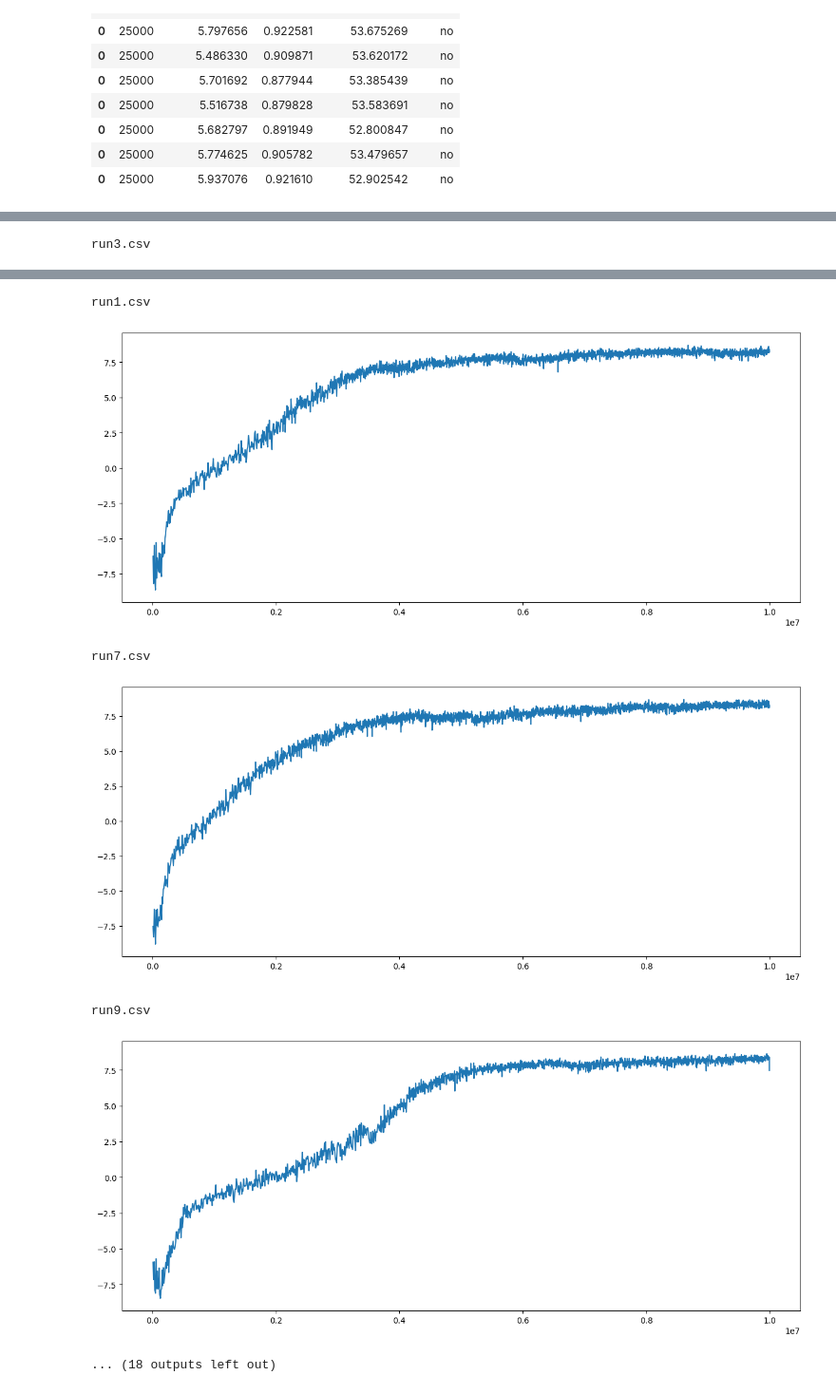
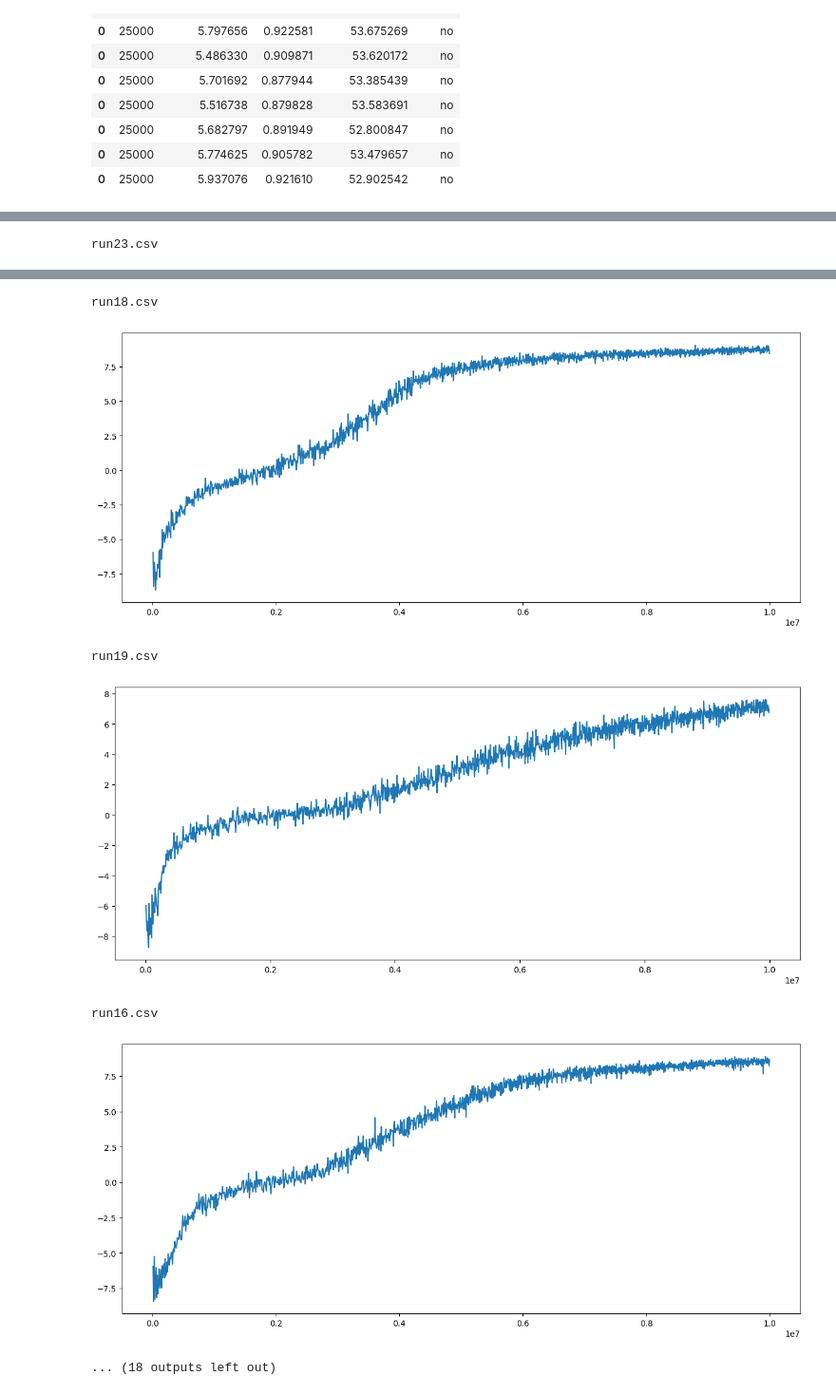
Before and after one commit to Maxtoq/MADRL-PhD-Thesis-Code, a Jupyter notebook: results/LAMARL Graphs.ipynb, the cells around one changed output, grey strips where cells are left out. Shown at 95% size. Saved outputs shown, nothing was run; the diff lists cells and outputs as text; code cells hidden in the pictures.

```diff
--- a/results/LAMARL Graphs.ipynb
+++ b/results/LAMARL Graphs.ipynb
@@ -350,3 +352,3 @@ ad_no_12[ad_no_12["Step"] == 25000]
 # %%
-load_plot_runs("../models/magym_PredPrey/ACC_9o5_perf_alldynawl/train_data/", "Episode return")
+load_plot_runs("../models/magym_PredPrey_new/9o5SA_Diff_noc/train_data/", "Episode return")
 # %% [output]
@@ -357 +359 @@ run4.csv
-run3.csv
+run23.csv
@@ -359,7 +361,7 @@ run3.csv
-run1.csv
+run18.csv
-[figure, old version]
+[figure, new version]
-run7.csv
+run19.csv
-[figure, old version]
+[figure, new version]
-run9.csv
+run16.csv
-[figure, old version]
+[figure, new version]
 ... (18 outputs left out)
```
Also changed, not shown: parts of 3 cells of this notebook, 2 other files.
